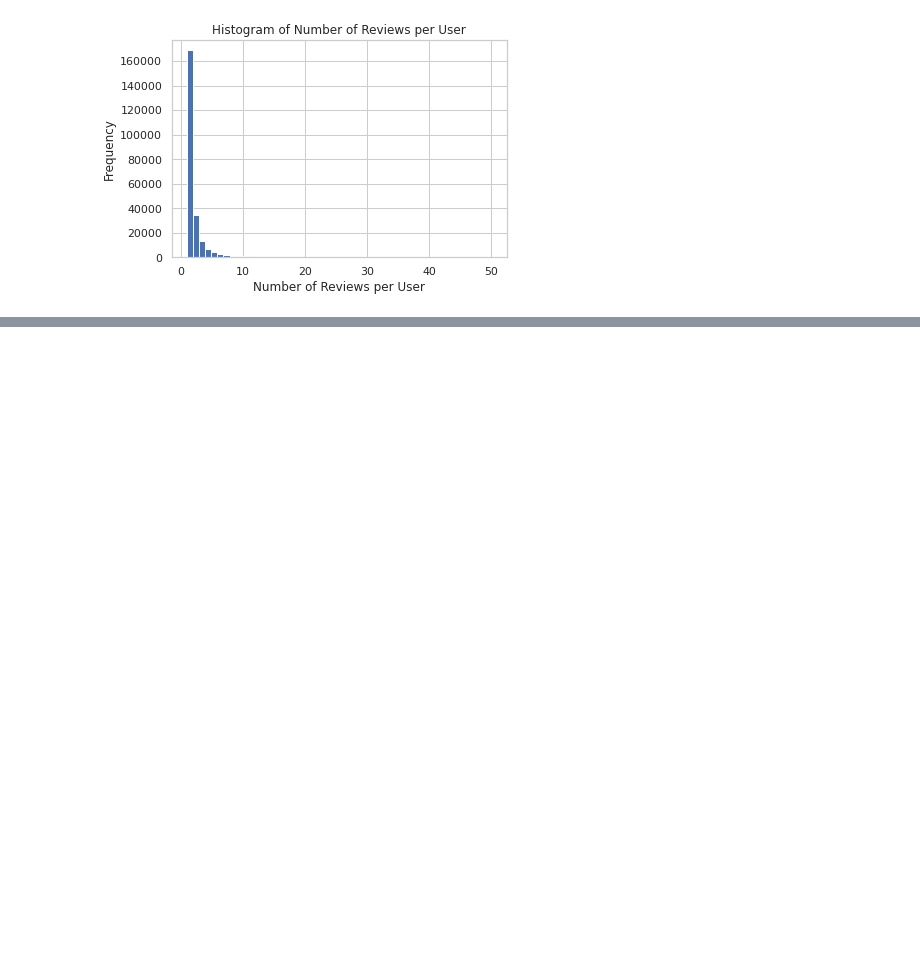
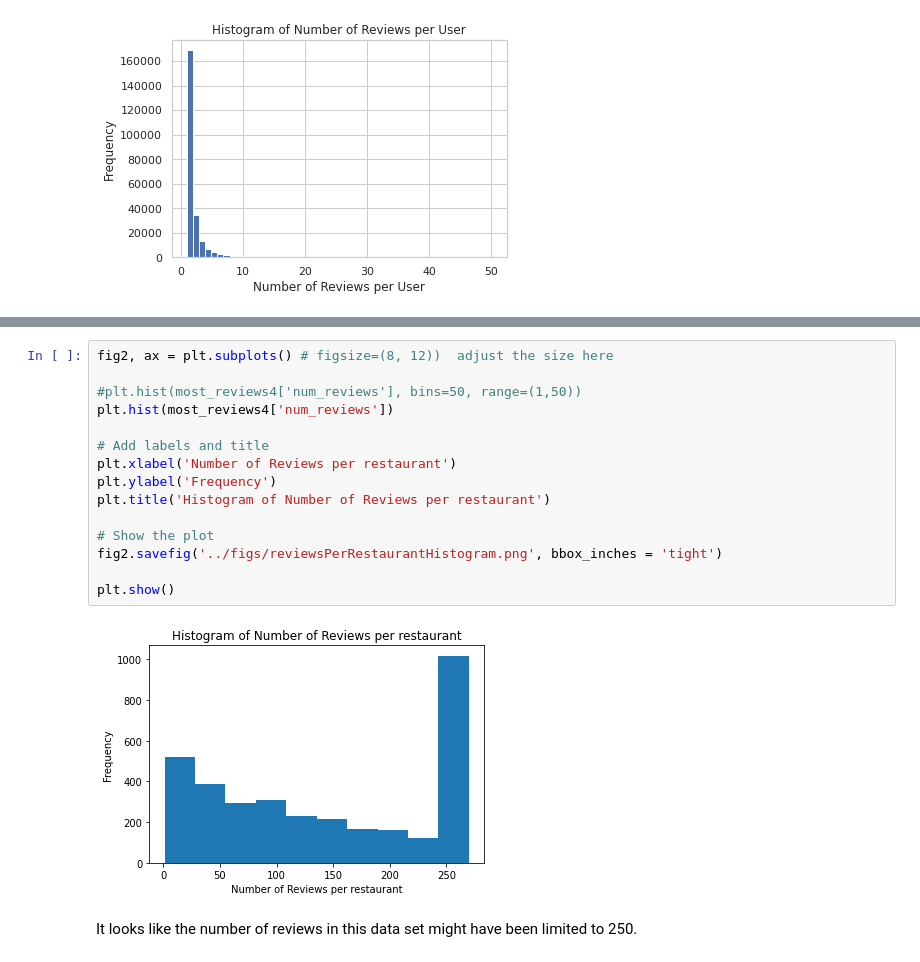
Before and after one commit to gaulight42/restaurants, a Jupyter notebook: nbs/restaurants1.ipynb, the cells around one changed output, grey strips where cells are left out. Cells and saved outputs as stored; diff of their text form; blank space fills up the shorter version.

```diff
--- a/nbs/restaurants1.ipynb
+++ b/nbs/restaurants1.ipynb
@@ -207,0 +232,19 @@ plt.show()
+# %%
+fig2, ax = plt.subplots() # figsize=(8, 12))  adjust the size here
+
+#plt.hist(most_reviews4['num_reviews'], bins=50, range=(1,50))
+plt.hist(most_reviews4['num_reviews'])
+
+# Add labels and title
+plt.xlabel('Number of Reviews per restaurant')
+plt.ylabel('Frequency')
+plt.title('Histogram of Number of Reviews per restaurant')
+
+# Show the plot
+fig2.savefig('../figs/reviewsPerRestaurantHistogram.png', bbox_inches = 'tight')
+
+plt.show()
+# %% [output]
+[figure, added]
+# %% [markdown]
+It looks like the number of reviews in this data set might have been limited to 250.
```
Also changed, not shown: parts of 3 cells of this notebook, 3 other files.
